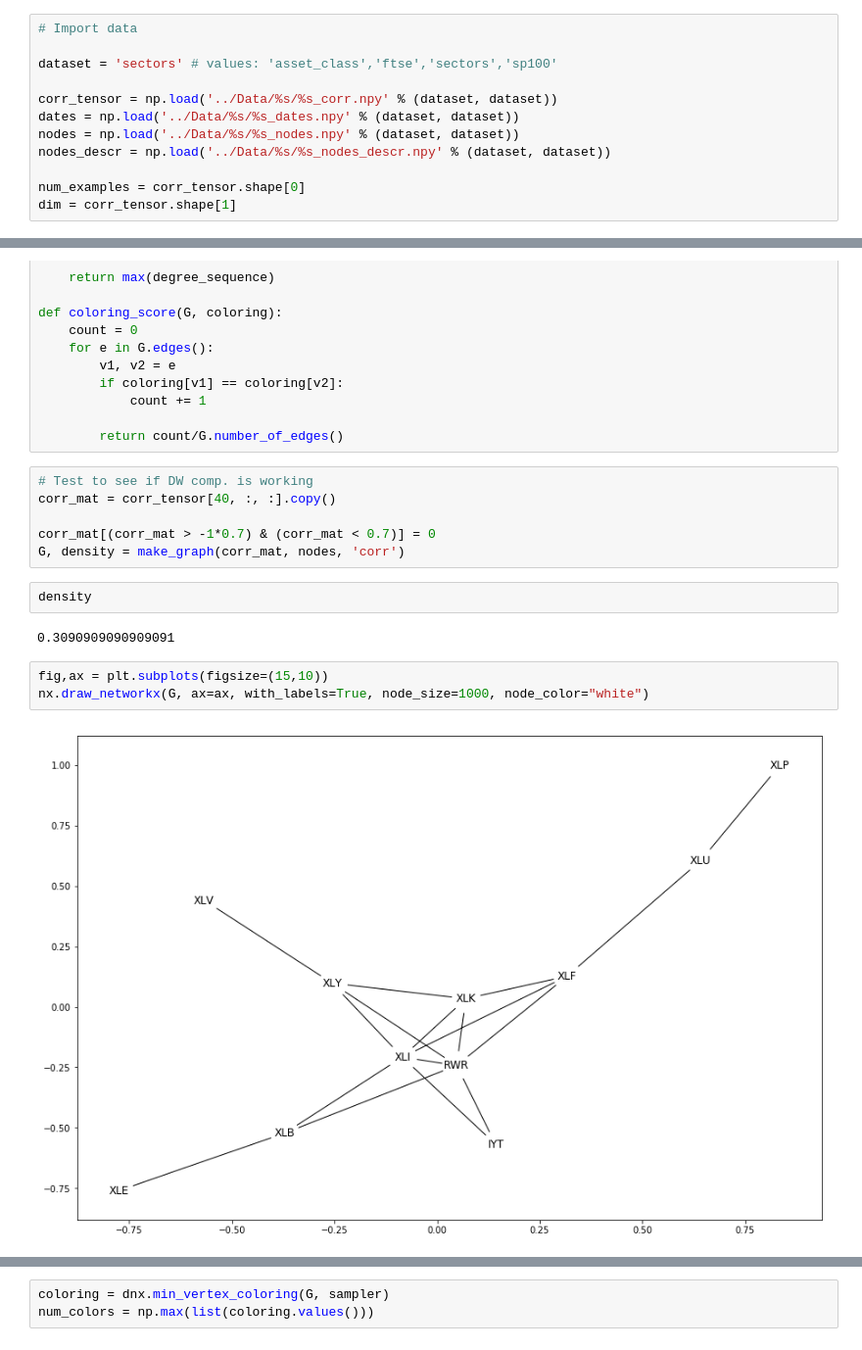
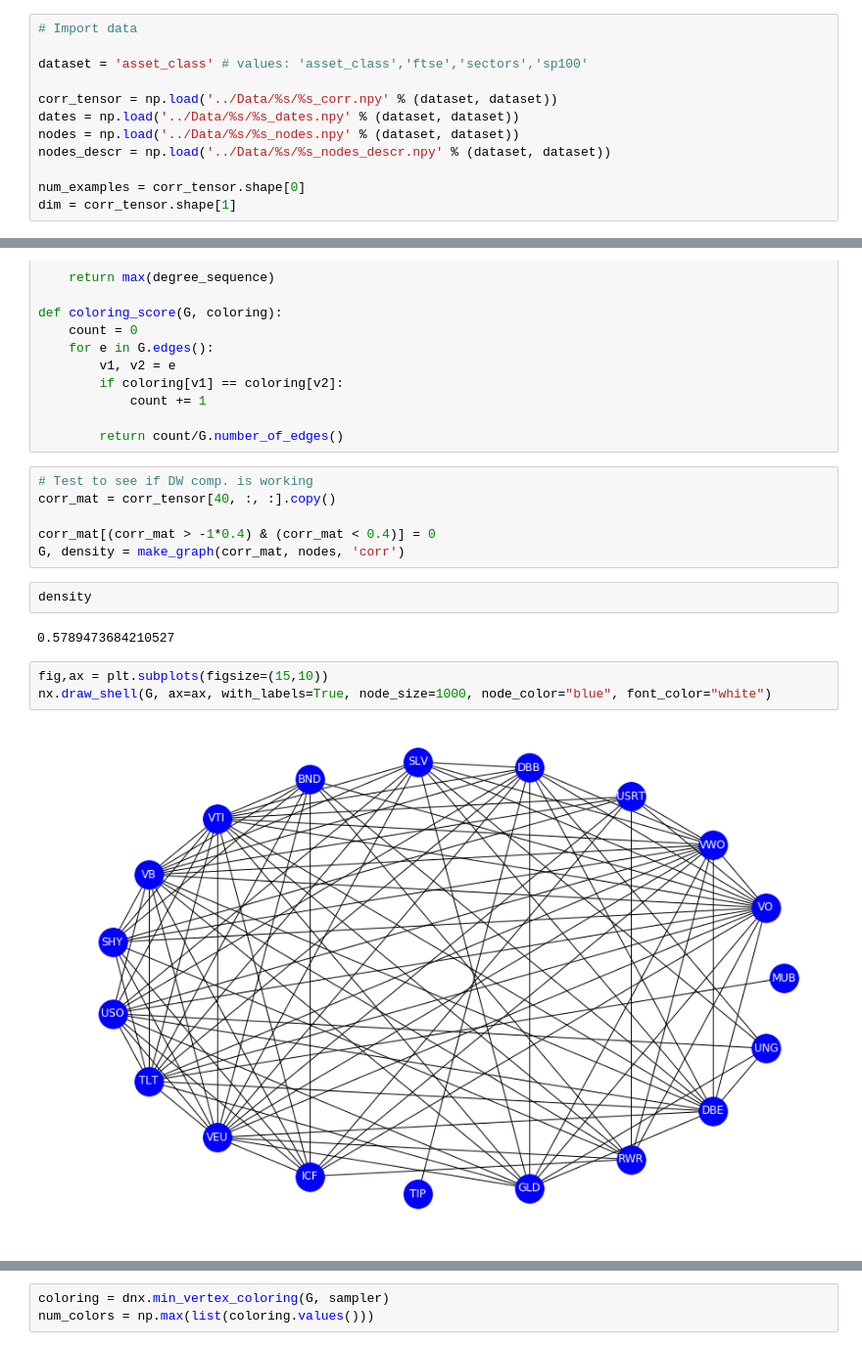
Before and after one commit to angadkalra/QuantumComputingProject, a Jupyter notebook: GraphColor/GCExperiments.ipynb, the cells around one changed output, grey strips where cells are left out. Shown at 98% size. Cells and saved outputs as stored; diff of their text form.

Commit message:
new high density graph

```diff
--- a/GraphColor/GCExperiments.ipynb
+++ b/GraphColor/GCExperiments.ipynb
@@ -21,7 +21,7 @@ sampler = EmbeddingComposite(DWaveSampler(solver=dwave_solver, token=api_key))
 # %%
 # Import data
 
-dataset = 'sectors' # values: 'asset_class','ftse','sectors','sp100'
+dataset = 'asset_class' # values: 'asset_class','ftse','sectors','sp100'
 
 corr_tensor = np.load('../Data/%s/%s_corr.npy' % (dataset, dataset))
 dates = np.load('../Data/%s/%s_dates.npy' % (dataset, dataset))
@@ -91,15 +91,15 @@ def coloring_score(G, coloring):
 # Test to see if DW comp. is working
 corr_mat = corr_tensor[40, :, :].copy()
 
-corr_mat[(corr_mat > -1*0.7) & (corr_mat < 0.7)] = 0
+corr_mat[(corr_mat > -1*0.4) & (corr_mat < 0.4)] = 0
 G, density = make_graph(corr_mat, nodes, 'corr')
 # %%
 density
 # %% [output]
-0.3090909090909091
+0.5789473684210527
 # %%
 fig,ax = plt.subplots(figsize=(15,10))
-nx.draw_networkx(G, ax=ax, with_labels=True, node_size=1000, node_color="white")
+nx.draw_shell(G, ax=ax, with_labels=True, node_size=1000, node_color="blue", font_color="white")
 # %% [output]
-[figure, old version]
+[figure, new version]
 # %%
```
Also changed, not shown: parts of 3 cells of this notebook, 1 other file.
